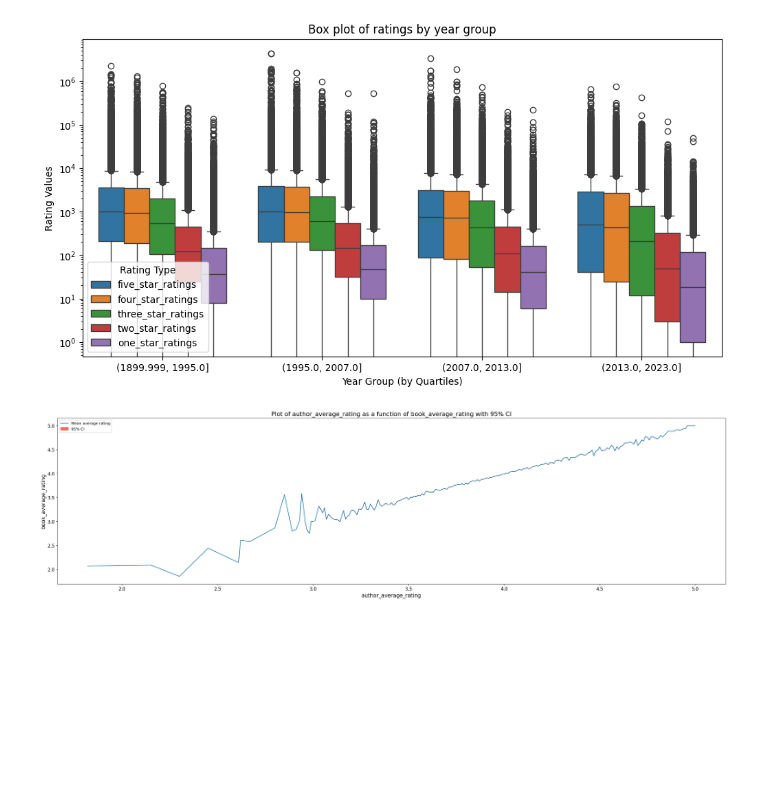
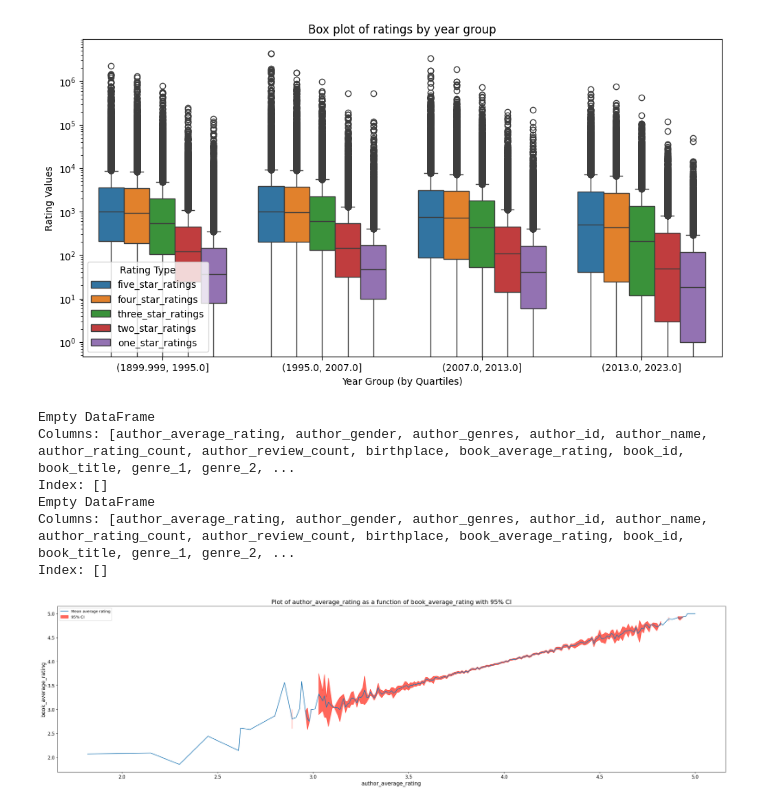
Before and after one commit to LeconteEsteban/Sae_3A, a Jupyter notebook: PythonCollaboratif.ipynb, the cells around one changed output. Drawn from its saved outputs; the diff is of its cells as text; code cells hidden in the pictures; blank space fills up the shorter version.

```diff
--- a/PythonCollaboratif.ipynb
+++ b/PythonCollaboratif.ipynb
@@ -54,22 +78,18 @@ if response.status_code == 200:
 else:
     print(f"Erreur lors du téléchargement du fichier: {response.status_code}")
 # %%
-# URL du fichier Google Sheets
-url = 'https://docs.google.com/spreadsheets/d/1cWkVcuw_wTQxqTgJcRfCZTweSb06tzfHVbuAd73owNw/export?format=csv'
-
-# Télécharger le fichier CSV
+#Import For the author sheet
+url = 'https://docs.google.com/spreadsheets/d/1cWkVcuw_wTQxqTgJcRfCZTweSb06tzfHVbuAd73owNw/export?format=csv&gid=818727220'
 response = requests.get(url)
-
-# Vérifier si la requête a réussi
 if response.status_code == 200:
      # Convert the content to a string and use StringIO to handle it as a file-like object
     csv_data = StringIO(response.content.decode('utf-8'))
 
-    # Read the CSV into a DataFrame with low_memory=False to avoid mixed dtype warnings
+    # Read the CSV into a DataFrame with low_memory=False to avoid mixed dtype warnings and range for the number of columns to import
     df_author = pd.read_csv(csv_data, low_memory=False, usecols=range(18))
 
 else:
-    print(f"Erreur lors du téléchargement du fichier: {response.status_code}")
+    print(f"ERROR WHILE DOWNLOADING THE FILE: {response.status_code}")
 # %%
 print(df.columns)
 # %% [output]
@@ -683,31 +624,54 @@ plt.show()                               # Afficher le graphique
 # %% [output]
 [figure]
 # %%
-# Calcul de la moyenne et de l'écart type
+import pandas as pd
+import numpy as np
+import matplotlib.pyplot as plt
+
+# Remplacer les virgules par des points et convertir en valeurs numériques
+df_author['author_average_rating'] = pd.to_numeric(df_author['author_average_rating'].str.replace(',', '.'), errors='coerce')
+df_author['book_average_rating'] = pd.to_numeric(df_author['book_average_rating'].str.replace(',', '.'), errors='coerce')
+
+# Vérifier qu'il ne reste pas de valeurs non converties
+print(df_author[pd.to_numeric(df_author['author_average_rating'], errors='coerce').isna()])
+print(df_author[pd.to_numeric(df_author['book_average_rating'], errors='coerce').isna()])
+
+# Calcul de la moyenne et de l'écart type après conversion
 df_mean = df_author.groupby('author_average_rating')['book_average_rating'].mean()
 df_std = df_author.groupby('author_average_rating')['book_average_rating'].std()
 
-n = len(df_author)
-ci = 1.96 * df_std / np.sqrt(n)  # Utiliser df_std pour le calcul de l'intervalle de confiance
+# Taille de l'échantillon
+n = df_author.groupby('author_average_rating')['book_average_rating'].count()
+
+# Calcul de l'intervalle de confiance
+ci = 1.96 * df_std / np.sqrt(n)
+
+# Préparation des données pour le graphique
 x = df_mean.index
 y = df_mean.values
 
+# Créer le graphique
 plt.figure(figsize=(32, 8))  # Taille du plot
 
 # Tracé de la moyenne et de l'intervalle de confiance
 plt.plot(x, y, label='Mean average rating')
 plt.fill_between(x, (y - ci), (y + ci), color='#ff2515', alpha=0.7, label='95% CI')
-
 
 # Ajuster les labels des axes et le titre
 plt.xlabel("author_average_rating", fontsize=14)
 plt.ylabel("book_average_rating", fontsize=14)
 plt.title("Plot of author_average_rating as a function of book_average_rating with 95% CI", fontsize=16)
 
 plt.xticks(fontsize=12)
 plt.yticks(fontsize=12)
 
 plt.legend()
 plt.show()
 # %% [output]
+Empty DataFrame
+Columns: [author_average_rating, author_gender, author_genres, author_id, author_name, author_rating_count, author_review_count, birthplace, book_average_rating, book_id, book_title, genre_1, genre_2, ...
+Index: []
+Empty DataFrame
+Columns: [author_average_rating, author_gender, author_genres, author_id, author_name, author_rating_count, author_review_count, birthplace, book_average_rating, book_id, book_title, genre_1, genre_2, ...
+Index: []
-[figure, old version]
+[figure, new version]
```
Also changed, not shown: parts of 9 cells of this notebook.
